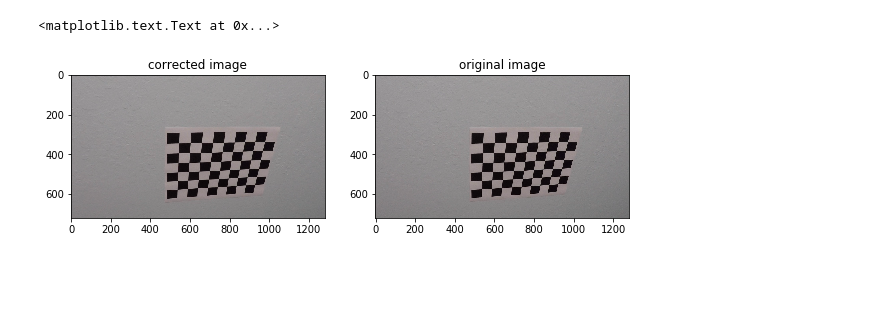
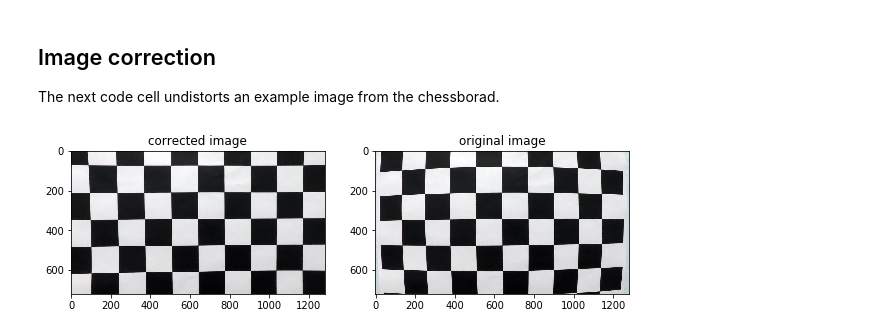
Before and after one commit to Aral-Sarrafi/Advanced_Lane_Finding, a Jupyter notebook: Advanced_Lane_Finding.ipynb, the cells around one changed output. Saved outputs shown, nothing was run; the diff lists cells and outputs as text; code cells hidden in the pictures; blank space fills up the shorter version.

```diff
--- a/Advanced_Lane_Finding.ipynb
+++ b/Advanced_Lane_Finding.ipynb
@@ -33,16 +45,20 @@ ret, mtx, dist, rvecs, tvects = cv2.calibrateCamera(object_points, image_points,
+# %% [markdown]
+## Image correction
+The next code cell undistorts an example image from the chessborad.
 # %%
 # undistort two example images:
-img = cv2.imread(calib_file + calib_img[1])
+img = cv2.imread(calib_file + calib_img[0])
 dst = cv2.undistort(img, mtx, dist,None, mtx)
 
 fig, axs  = plt.subplots(1,2, figsize = (10,4))
 axs = axs.ravel()
 
 
 axs[0].imshow(dst)
 axs[0].set_title('corrected image')
 axs[1].imshow(img)
 axs[1].set_title('original image')
+
+fig.savefig('output_images/corrected_test_image.jpg', bbox_inches = 'tight')
 # %% [output]
-<matplotlib.text.Text at 0x...>
-[figure, old version]
+[figure, new version]
```
Also changed, not shown: parts of 38 cells of this notebook, 2 other files.
